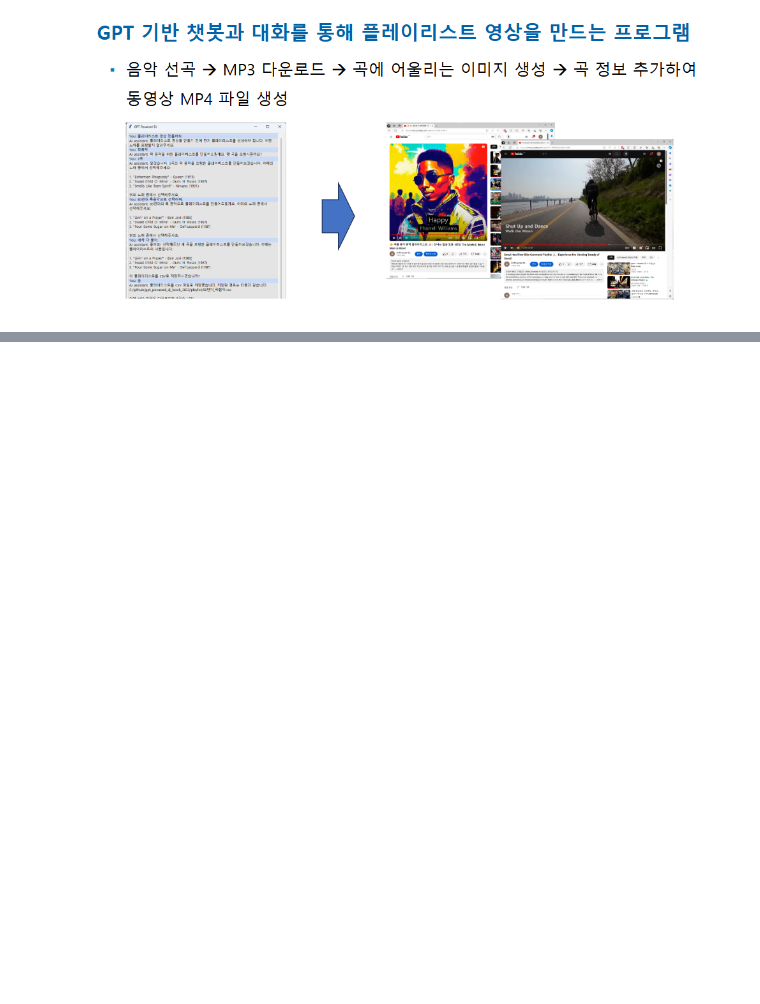
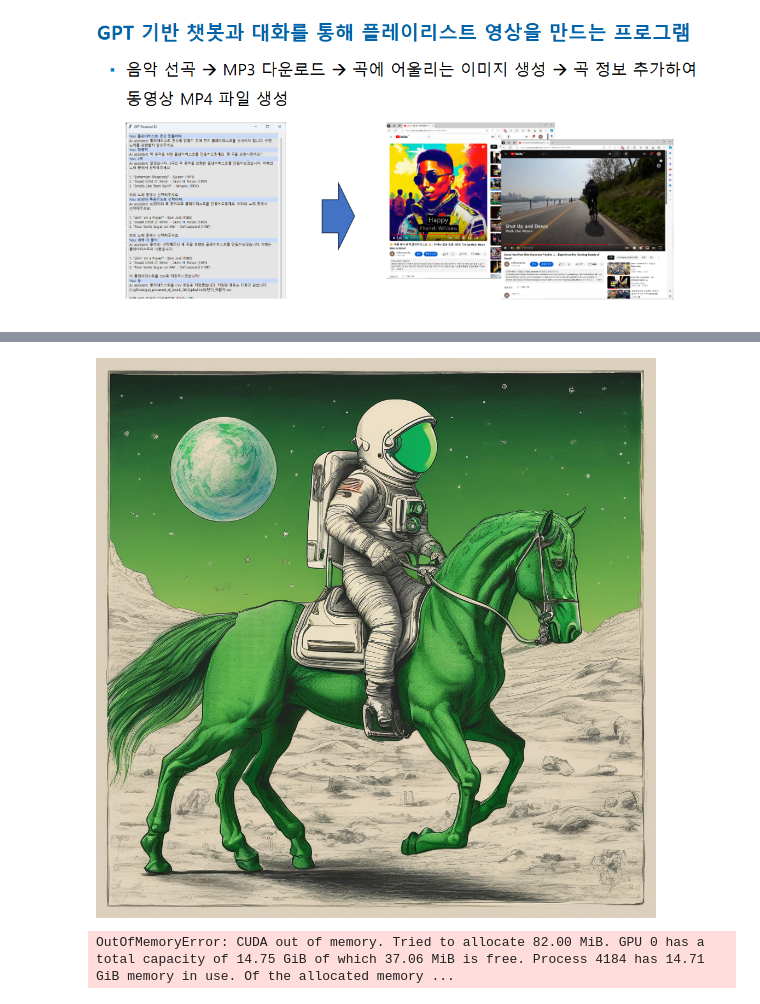
Before and after one commit to pia222-20241123-chatgpt/prompt-engineering, a Jupyter notebook: 4일차.ipynb, the cells around one changed output, grey strips where cells are left out. Drawn from its saved outputs; the diff is of its cells as text; code cells hidden in the pictures; blank space fills up the shorter version.

```diff
--- a/4일차.ipynb
+++ b/4일차.ipynb
@@ -295,0 +309,13 @@ files.download(file_path)
+# %%
+from diffusers import DiffusionPipeline
+import torch
+
+pipe = DiffusionPipeline.from_pretrained("stabilityai/stable-diffusion-xl-base-1.0", torch_dtype=torch.float16, use_safetensors=True, variant="fp16")
+pipe.to("cuda")
+
+# if using torch < 2.0
+# pipe.enable_xformers_memory_efficient_attention()
+
+prompt = "An astronaut riding a green horse"
+
+images = pipe(prompt=prompt).images[0]
@@ -295,0 +329,4 @@ files.download(file_path)
+# %%
+images
+# %% [output]
+[figure, added]
@@ -295,0 +335,40 @@ files.download(file_path)
+# %%
+from diffusers import DiffusionPipeline
+import torch
+
+# load both base & refiner
+base = DiffusionPipeline.from_pretrained(
+    "stabilityai/stable-diffusion-xl-base-1.0", torch_dtype=torch.float16, variant="fp16", use_safetensors=True
+)
+base.to("cuda")
+refiner = DiffusionPipeline.from_pretrained(
+    "stabilityai/stable-diffusion-xl-refiner-1.0",
+    text_encoder_2=base.text_encoder_2,
+    vae=base.vae,
+    torch_dtype=torch.float16,
+    use_safetensors=True,
+    variant="fp16",
+)
+refiner.to("cuda")
+
+# Define how many steps and what % of steps to be run on each experts (80/20) here
+n_steps = 40
+high_noise_frac = 0.8
+
+prompt = "A majestic lion jumping from a big stone at night"
+
+# run both experts
+image = base(
+    prompt=prompt,
+    num_inference_steps=n_steps,
+    denoising_end=high_noise_frac,
+    output_type="latent",
+).images
+image = refiner(
+    prompt=prompt,
+    num_inference_steps=n_steps,
+    denoising_start=high_noise_frac,
+    image=image,
+).images[0]
+# %% [output]
+OutOfMemoryError: CUDA out of memory. Tried to allocate 82.00 MiB. GPU 0 has a total capacity of 14.75 GiB of which 37.06 MiB is free. Process 4184 has 14.71 GiB memory in use. Of the allocated memory ...
```
Also changed, not shown: parts of 10 cells of this notebook.
